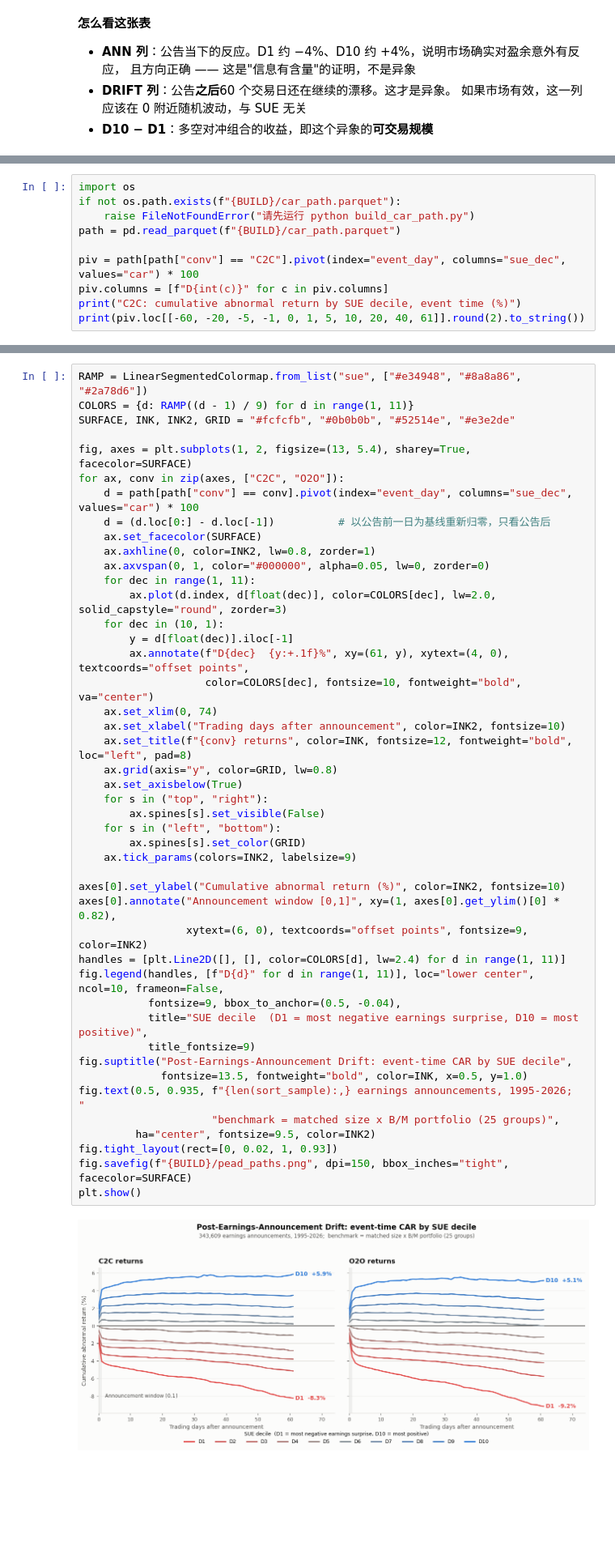
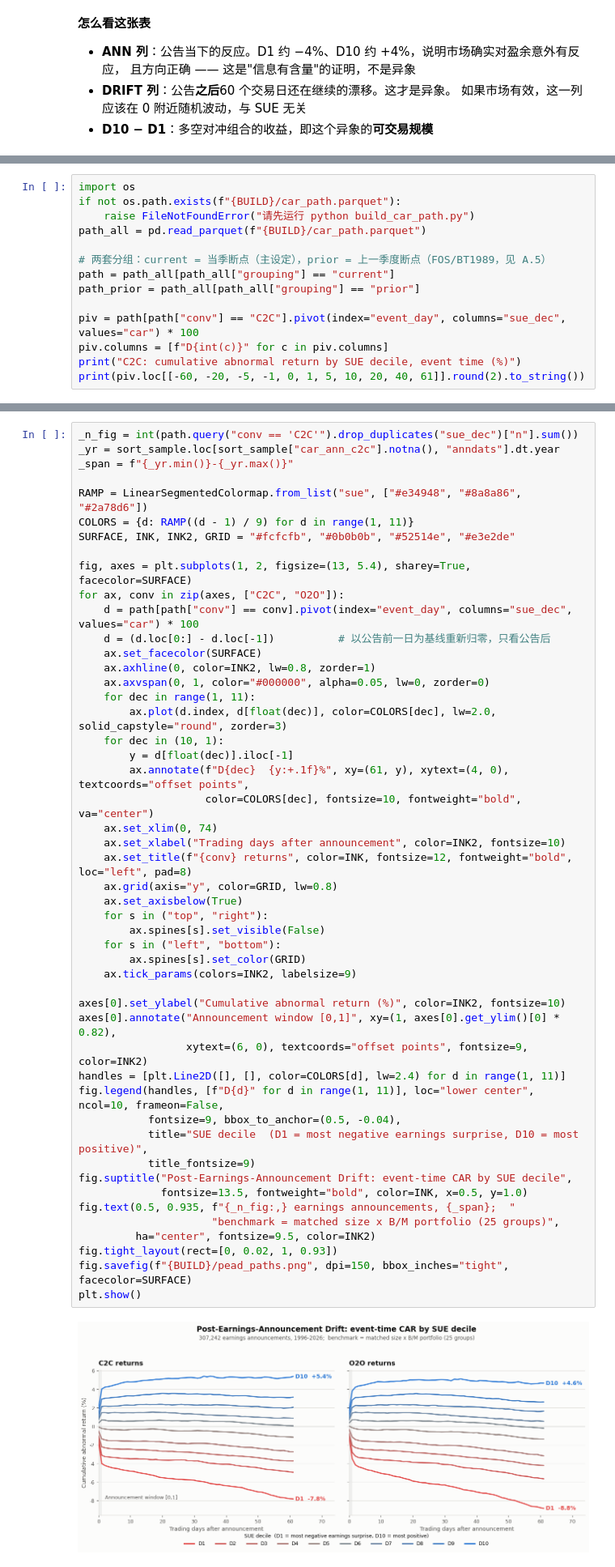
Before and after one commit to zan1029/PEAD_construction, a Jupyter notebook: 回归准备.ipynb, the cells around one changed output, grey strips where cells are left out. Shown at 81% size. Saved outputs shown, nothing was run; the diff lists cells and outputs as text; blank space fills up the shorter version.

```diff
--- a/回归准备.ipynb
+++ b/回归准备.ipynb
@@ -337,7 +342,11 @@ D10 - D1         NaN    8.091      4.251    7.300      5.422
 import os
 if not os.path.exists(f"{BUILD}/car_path.parquet"):
     raise FileNotFoundError("请先运行 python build_car_path.py")
-path = pd.read_parquet(f"{BUILD}/car_path.parquet")
+path_all = pd.read_parquet(f"{BUILD}/car_path.parquet")
+
+# 两套分组：current = 当季断点（主设定），prior = 上一季度断点（FOS/BT1989，见 A.5）
+path = path_all[path_all["grouping"] == "current"]
+path_prior = path_all[path_all["grouping"] == "prior"]
 
 piv = path[path["conv"] == "C2C"].pivot(index="event_day", columns="sue_dec", values="car") * 100
 piv.columns = [f"D{int(c)}" for c in piv.columns]
@@ -361,4 +370,8 @@ event_day
 # %%
+_n_fig = int(path.query("conv == 'C2C'").drop_duplicates("sue_dec")["n"].sum())
+_yr = sort_sample.loc[sort_sample["car_ann_c2c"].notna(), "anndats"].dt.year
+_span = f"{_yr.min()}-{_yr.max()}"
+
 RAMP = LinearSegmentedColormap.from_list("sue", ["#e34948", "#8a8a86", "#2a78d6"])
 COLORS = {d: RAMP((d - 1) / 9) for d in range(1, 11)}
 SURFACE, INK, INK2, GRID = "#fcfcfb", "#0b0b0b", "#52514e", "#e3e2de"
@@ -376,35 +389,35 @@ for ax, conv in zip(axes, ["C2C", "O2O"]):
         y = d[float(dec)].iloc[-1]
         ax.annotate(f"D{dec}  {y:+.1f}%", xy=(61, y), xytext=(4, 0), textcoords="offset points",
                     color=COLORS[dec], fontsize=10, fontweight="bold", va="center")
     ax.set_xlim(0, 74)
     ax.set_xlabel("Trading days after announcement", color=INK2, fontsize=10)
     ax.set_title(f"{conv} returns", color=INK, fontsize=12, fontweight="bold", loc="left", pad=8)
     ax.grid(axis="y", color=GRID, lw=0.8)
     ax.set_axisbelow(True)
     for s in ("top", "right"):
         ax.spines[s].set_visible(False)
     for s in ("left", "bottom"):
         ax.spines[s].set_color(GRID)
     ax.tick_params(colors=INK2, labelsize=9)
 
 axes[0].set_ylabel("Cumulative abnormal return (%)", color=INK2, fontsize=10)
 axes[0].annotate("Announcement window [0,1]", xy=(1, axes[0].get_ylim()[0] * 0.82),
                  xytext=(6, 0), textcoords="offset points", fontsize=9, color=INK2)
 handles = [plt.Line2D([], [], color=COLORS[d], lw=2.4) for d in range(1, 11)]
 fig.legend(handles, [f"D{d}" for d in range(1, 11)], loc="lower center", ncol=10, frameon=False,
            fontsize=9, bbox_to_anchor=(0.5, -0.04),
            title="SUE decile  (D1 = most negative earnings surprise, D10 = most positive)",
            title_fontsize=9)
 fig.suptitle("Post-Earnings-Announcement Drift: event-time CAR by SUE decile",
              fontsize=13.5, fontweight="bold", color=INK, x=0.5, y=1.0)
-fig.text(0.5, 0.935, f"{len(sort_sample):,} earnings announcements, 1995-2026;  "
+fig.text(0.5, 0.935, f"{_n_fig:,} earnings announcements, {_span};  "
                      "benchmark = matched size x B/M portfolio (25 groups)",
          ha="center", fontsize=9.5, color=INK2)
 fig.tight_layout(rect=[0, 0.02, 1, 0.93])
 fig.savefig(f"{BUILD}/pead_paths.png", dpi=150, bbox_inches="tight", facecolor=SURFACE)
 plt.show()
 # %% [output]
-[figure, old version]
+[figure, new version]
 # %% [markdown]
 ### 图 2：公告前后完整窗口 [−60, +61]（FOS 1984 figure 1 的形式）
 
```
Also changed, not shown: parts of 14 cells of this notebook, 8 other files.
